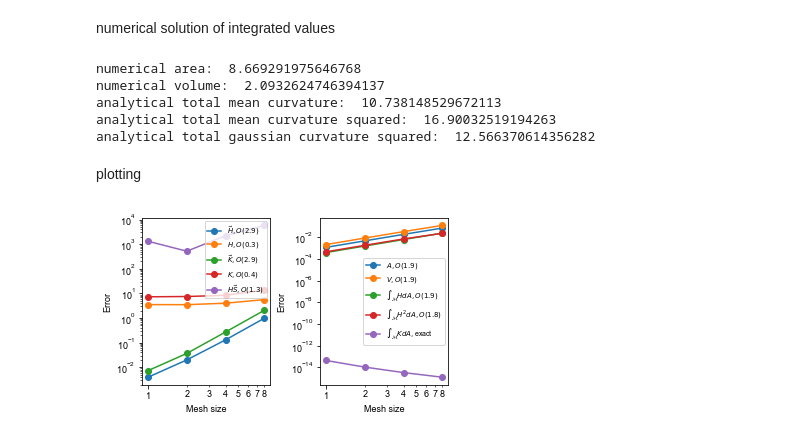
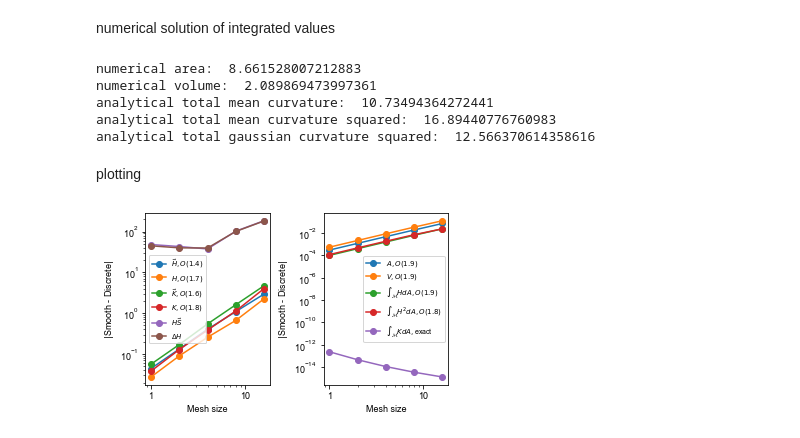
Before and after one commit to RangamaniLabUCSD/2020-Mem3DG-Applications, a Jupyter notebook: run/validation/spatial_convergence/homo/ellipse/ellipse.ipynb, the cells around one changed output. Cells and saved outputs as stored; diff of their text form; code cells hidden in the pictures.

```diff
--- a/run/validation/spatial_convergence/homo/ellipse/ellipse.ipynb
+++ b/run/validation/spatial_convergence/homo/ellipse/ellipse.ipynb
@@ -383,0 +463,20 @@ plt.show()
+# %%
+def getError(analytical, mem3dg, order = 1):
+      if order == 1:
+            weightedL1Error = np.sum(vertexwiseToIntegrated(system, rowwiseNorm(mem3dg - analytical)))
+            return weightedL1Error
+      elif order == 2:
+            weightedL2Error = np.sum(vertexwiseToIntegrated(system, rowwiseNorm(mem3dg - analytical)**2))**(0.5)
+            return weightedL2Error
+
+
+print("mean curvature vector error: ", getError(H, H_vec_num))
+print("mean curvature scalar error: ",
+      getError(rowwiseNorm(H), H_scalar_num))
+
+print("Gaussian curvature vector error: ", getError(K, K_vec_num))
+print("Gaussian curvature scalar error: ",
+      getError(rowwiseNorm(K), K_scalar_num))
+
+print("Laplcian H Schlafli error: ", getError(rowwiseNorm(laplacianH), rowwiseNorm(laplacianH_num)))
+print("Laplcian H cotan error: ", getError(rowwiseNorm(laplacianH), rowwiseNorm(laplacianH_cotan)))
@@ -514,7 +626,7 @@ print("analytical total mean curvature squared: ", np.sum(
 print("analytical total gaussian curvature squared: ",
       np.sum(system.getGaussianCurvature()))
 
-nSubSize = 4
+nSubSize = 5
 integratedLengthScale =  2 ** np.array(list(reversed(range(nSubSize))))
 
 area_num = np.zeros(nSubSize)
@@ -533,11 +645,11 @@ for i in range(nSubSize):
         (system.getMeanCurvature())**2 / system.getVertexDualArea())
     totalGaussianCurvature_num[i] = np.sum(system.getGaussianCurvature())
 # %% [output]
-numerical area:  8.669291975646768
-numerical volume:  2.0932624746394137
-analytical total mean curvature:  10.738148529672113
-analytical total mean curvature squared:  16.90032519194263
-analytical total gaussian curvature squared:  12.566370614356282
+numerical area:  8.661528007212883
+numerical volume:  2.089869473997361
+analytical total mean curvature:  10.73494364272441
+analytical total mean curvature squared:  16.89440776760983
+analytical total gaussian curvature squared:  12.566370614358616
 # %% [markdown]
 plotting
 # %%
@@ -548,7 +660,7 @@ fig.set_size_inches(5, 3)
 
 ax = axs[0]
 ax.set_xlabel("Mesh size")
-ax.set_ylabel("Error")
+ax.set_ylabel("$|$Smooth - Discrete$|$")
 x = pointwiseLengthScale
 error = H_vec_error
 popt, pcov = curve_fit(myExpFunc, x, error)
@@ -572,51 +684,49 @@ ax.loglog(x, error,
 
 error = laplacianH_schlafli_error
 popt, pcov = curve_fit(myExpFunc, x, error)
-ax.loglog(x, error,
-          '-o', label="$H \\vec{S}, $"+"$O({{{order: .1f}}})$".format(order=popt[1]))
+ax.loglog(x, error, '-o', label="$H \\vec{S}$")
 
-# error = laplacianH_cotan_error
-# popt, pcov = curve_fit(myExpFunc, x, error)
-# ax.loglog(x, error,
-#           '-o', label="$\\Delta H, O({{{order: .1f}}})$".format(order=popt[1]))
-ax.xaxis.set_minor_formatter(ticker.StrMethodFormatter('{x:,.0f}'))
+error = laplacianH_cotan_error
+popt, pcov = curve_fit(myExpFunc, x, error)
+ax.loglog(x, error, '-o', label="$\\Delta H$")
+# ax.xaxis.set_minor_formatter(ticker.StrMethodFormatter('{x:,.0f}'))
 ax.xaxis.set_major_formatter(ticker.StrMethodFormatter('{x:,.0f}'))
 ax.legend()
 
 x = integratedLengthScale
 ax = axs[1]
 ax.set_xlabel("Mesh size")
-ax.set_ylabel("Error")
+ax.set_ylabel("$|$Smooth - Discrete$|$")
 error = abs(area_num - area)/abs(area)
 popt, pcov = curve_fit(myExpFunc, x, error)
 ax.loglog(x, error,
           '-o', label="$A, O({{{order: .1f}}})$".format(order=popt[1]))
 error = abs(volume_num - volume)/abs(volume)
 popt, pcov = curve_fit(myExpFunc, x, error)
 ax.loglog(x, error,
           '-o', label="$V, O({{{order: .1f}}})$".format(order=popt[1]))
 error = abs(totalMeanCurvature_num - totalMeanCurvature) / \
     abs(totalMeanCurvature)
 popt, pcov = curve_fit(myExpFunc, x, error)
 ax.loglog(x, error,
           '-o', label="$\int_{\mathcal{M}} H dA, $" + "$O({{{order: .1f}}})$".format(order=popt[1]))
 error = abs(totalMeanCurvatureSquared_num -
             totalMeanCurvatureSquared)/abs(totalMeanCurvatureSquared)
 popt, pcov = curve_fit(myExpFunc, x, error)
 ax.loglog(x, error,
-          '-o', label="$\int_{\mathcal{M}} H^2 dA, $" +"$O({{{order: .1f}}})$".format(order=popt[1]))
+          '-o', label="$\int_{\mathcal{M}} H^2 dA, $" + "$O({{{order: .1f}}})$".format(order=popt[1]))
 error = abs(totalGaussianCurvature_num - totalGaussianCurvature) / \
     abs(totalGaussianCurvature)
 popt, pcov = curve_fit(myExpFunc, x, error)
 ax.loglog(x, error,
           '-o', label="$\int_{\mathcal{M}} K dA, $" + "exact".format(order=popt[1]))
 
-ax.xaxis.set_minor_formatter(ticker.StrMethodFormatter('{x:,.0f}'))
+# ax.xaxis.set_minor_formatter(ticker.StrMethodFormatter('{x:,.0f}'))
 ax.xaxis.set_major_formatter(ticker.StrMethodFormatter('{x:,.0f}'))
 ax.legend()
 plt.tight_layout()
 plt.savefig("convergence.pdf", transparent=True)
 plt.savefig("convergence.png", transparent=True, dpi=1200)
 plt.show()
 # %% [output]
-[figure, old version]
+[figure, new version]
```
Also changed, not shown: parts of 8 cells of this notebook, 14 other files.
